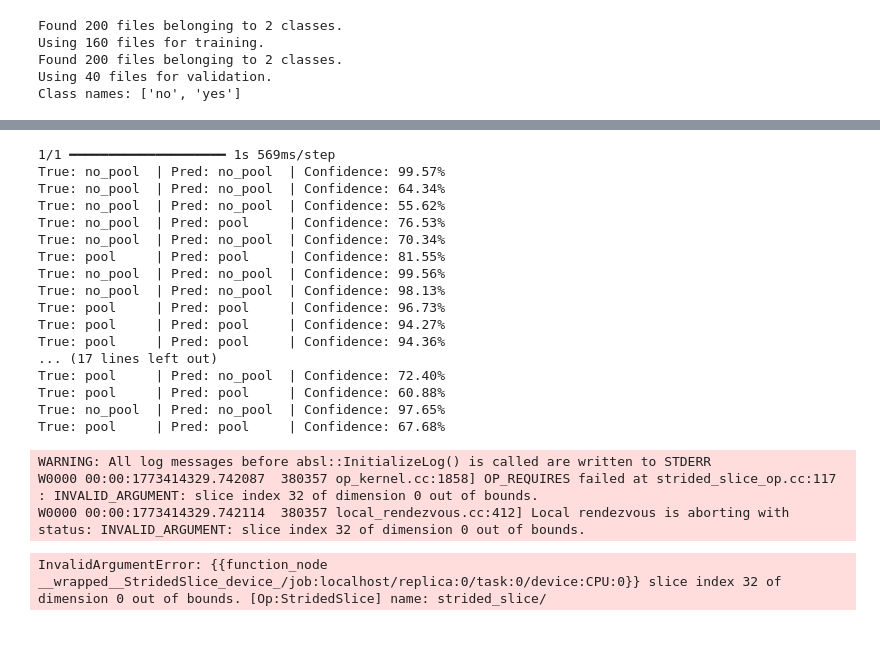
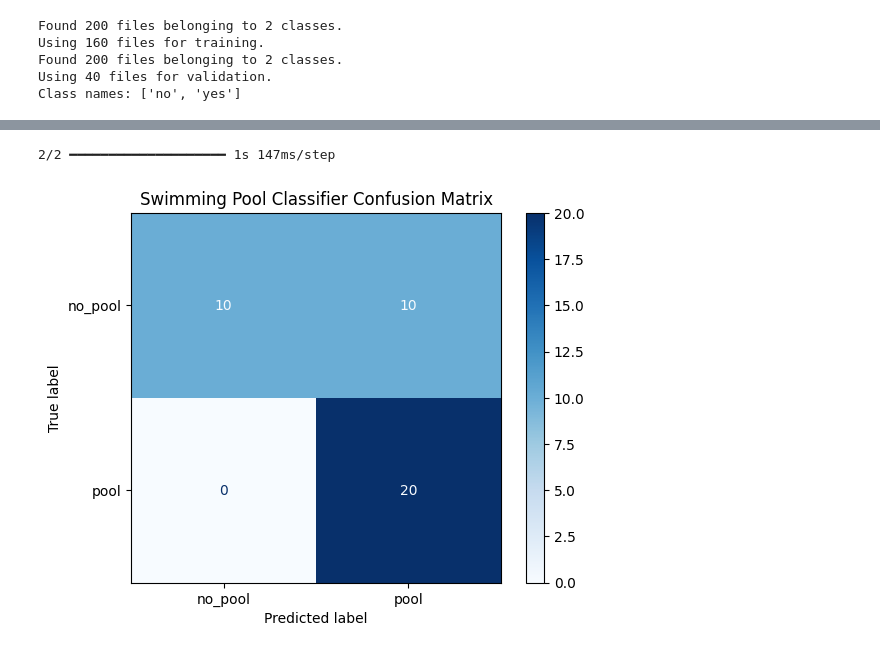
Before and after one commit to gdNoctua/ds_code_challenge, a Jupyter notebook: notebooks/CV_Classifier.ipynb, the cells around one changed output, grey strips where cells are left out. Cells and saved outputs as stored; diff of their text form; code cells hidden in the pictures.

Commit message:
completed Computer Vision Challenge

```diff
--- a/notebooks/CV_Classifier.ipynb
+++ b/notebooks/CV_Classifier.ipynb
@@ -252,41 +212,21 @@ Loss: 0.4258
 # %%
+# Step 9: Confusion Matrix
 
-val_images, val_labels = next(iter(val_ds))
-preds = model.predict(val_images)
+# get validation set labels -- need to extract from all batches (batch size = 32)
+val_labels = np.concatenate([y.numpy() for x, y in val_ds], axis=0).flatten()
 
-for i in range(40):
+# Predicted labels
+preds  = model.predict(val_ds)
+pred_labels = (preds > 0.5).astype(int).flatten()
 
-    true_class = "pool" if val_labels[i] == 1 else "no_pool"
+# Compute confusion matrix
+cm = confusion_matrix(val_labels, pred_labels)
 
-    prob = preds[i][0]
-    pred_class = "pool" if prob > 0.5 else "no_pool"
-
-    confidence = prob if pred_class == "pool" else 1-prob
-
-    print(
-        f"True: {true_class:<8} | "
-        f"Pred: {pred_class:<8} | "
-        f"Confidence: {confidence:.2%}"
-    )
+# plot
+disp = ConfusionMatrixDisplay(confusion_matrix=cm, display_labels=['no_pool', 'pool'])
+disp.plot(cmap=plt.cm.Blues)
+plt.title("Swimming Pool Classifier Confusion Matrix")
+plt.show()
 # %% [output]
-1/1 ━━━━━━━━━━━━━━━━━━━━ 1s 569ms/step
-True: no_pool  | Pred: no_pool  | Confidence: 99.57%
-True: no_pool  | Pred: no_pool  | Confidence: 64.34%
-True: no_pool  | Pred: no_pool  | Confidence: 55.62%
-True: no_pool  | Pred: pool     | Confidence: 76.53%
-True: no_pool  | Pred: no_pool  | Confidence: 70.34%
-True: pool     | Pred: pool     | Confidence: 81.55%
-True: no_pool  | Pred: no_pool  | Confidence: 99.56%
-True: no_pool  | Pred: no_pool  | Confidence: 98.13%
-True: pool     | Pred: pool     | Confidence: 96.73%
-True: pool     | Pred: pool     | Confidence: 94.27%
-True: pool     | Pred: pool     | Confidence: 94.36%
-... (17 lines left out)
-True: pool     | Pred: no_pool  | Confidence: 72.40%
-True: pool     | Pred: pool     | Confidence: 60.88%
-True: no_pool  | Pred: no_pool  | Confidence: 97.65%
-True: pool     | Pred: pool     | Confidence: 67.68%
+2/2 ━━━━━━━━━━━━━━━━━━━━ 1s 147ms/step
-WARNING: All log messages before absl::InitializeLog() is called are written to STDERR
-W0000 00:00:1773414329.742087  380357 op_kernel.cc:1858] OP_REQUIRES failed at strided_slice_op.cc:117 : INVALID_ARGUMENT: slice index 32 of dimension 0 out of bounds.
-W0000 00:00:1773414329.742114  380357 local_rendezvous.cc:412] Local rendezvous is aborting with status: INVALID_ARGUMENT: slice index 32 of dimension 0 out of bounds.
-InvalidArgumentError: {{function_node __wrapped__StridedSlice_device_/job:localhost/replica:0/task:0/device:CPU:0}} slice index 32 of dimension 0 out of bounds. [Op:StridedSlice] name: strided_slice/
+[figure, added]
```
Also changed, not shown: parts of 17 cells of this notebook.
